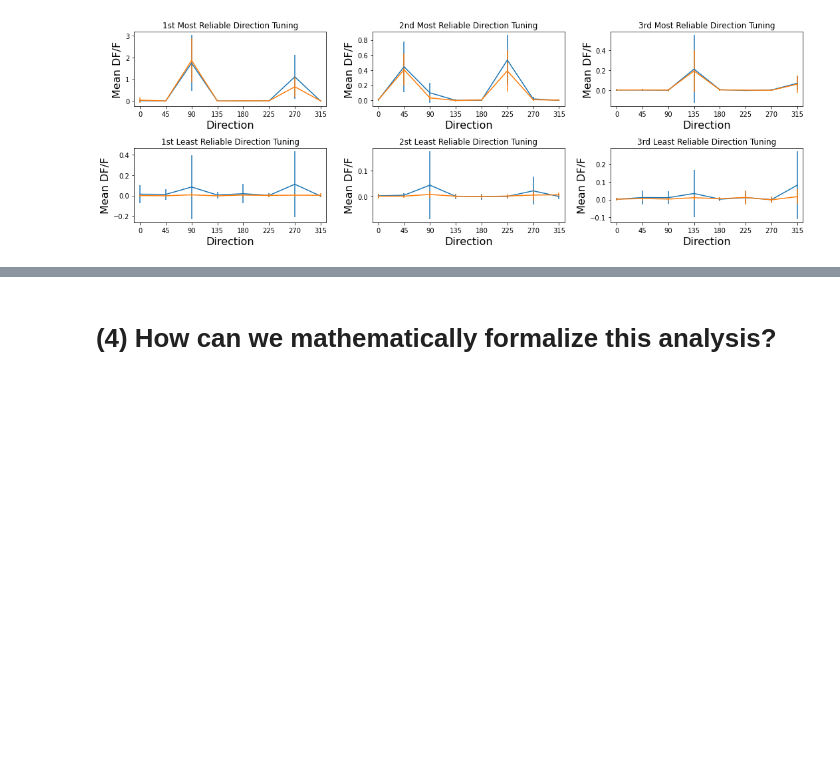
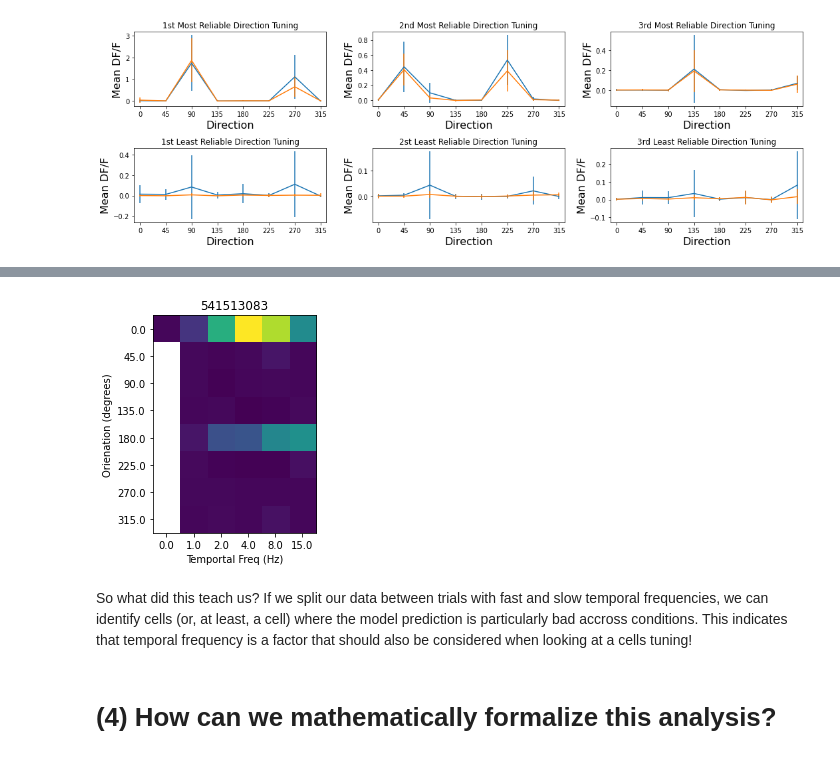
Before and after one commit to ryraut/swdb_2023, a Jupyter notebook: Day1/Day1WorkshopDraft.ipynb, the cells around one changed output, grey strips where cells are left out. Saved outputs shown, nothing was run; the diff lists cells and outputs as text; code cells hidden in the pictures; blank space fills up the shorter version.

```diff
--- a/Day1/Day1WorkshopDraft.ipynb
+++ b/Day1/Day1WorkshopDraft.ipynb
@@ -632,7 +595,7 @@ for cc in range(len(gratings.dfftraces)):
     another_mean_response_a = another_mean_response[:divider]
     another_mean_response_b = another_mean_response[divider:]
 
-    another_tuning_a[cc,:] = compute_tuning_curve(another_mean_response_a,orientation_a,orientations)
+    another_tuning_a[cc,:],_ = compute_tuning_curve(another_mean_response_a,orientation_a,orientations)
 
     for ii in range(orientations.shape[0]):
         another_tuning_a[cc,ii] = another_mean_response_a[ix_a==ii].mean()
@@ -722,3 +744,37 @@ fig.set_tight_layout(True)
+# %%
+another_dff = gratings.dfftraces[this_index]
+
+another_response = np.zeros((len(stim_table),60))
+for ii in range(len(stim_table)):
+    orientation[ii] = stim_table.orientation[ii]
+    temp_freq[ii] = stim_table.temporal_frequency[ii]
+    another_response[ii,:] = another_dff[stim_table.start[ii]:stim_table.start[ii]+60]
+
+another_mean_response = another_response.mean(axis =1)
+
+temp_freqs = np.unique(temp_freq)
+
+tuning_array = np.empty((len(orientations),len(temp_freqs)))
+for ii,ori in enumerate(orientations):
+    for jj,tf in enumerate(temp_freqs):
+        #print(ori)
+        #print(tf)
+        these_trials = np.bitwise_and(orientation==ori,temp_freq==tf)
+        #print(sum(these_trials))
+        tuning_array[ii,jj] = another_mean_response[these_trials].mean()
+fig,ax = plt.subplots()
+ax.imshow(tuning_array)
+ax.set_xticks(range(len(temp_freqs)))
+ax.set_xticklabels(temp_freqs)
+ax.set_yticks(range(len(orientations)))
+ax.set_yticklabels(orientations);
+ax.set_xlabel("Temportal Freq (Hz)")
+ax.set_ylabel("Orienation (degrees)")
+ax.set_title(gratings.cell_id[this_index]);
+# %% [output]
+[figure, added]
+# %% [markdown]
+So what did this teach us? If we split our data between trials with fast and slow temporal frequencies, we can identify cells (or, at least, a cell) where the model prediction is particularly bad accross conditions. This indicates that temporal frequency is a factor that should also be considered when looking at a cells tuning!
 # %% [markdown]
 # (4) How can we mathematically formalize this analysis?
 # %% [markdown]
```
Also changed, not shown: parts of 26 cells of this notebook.
